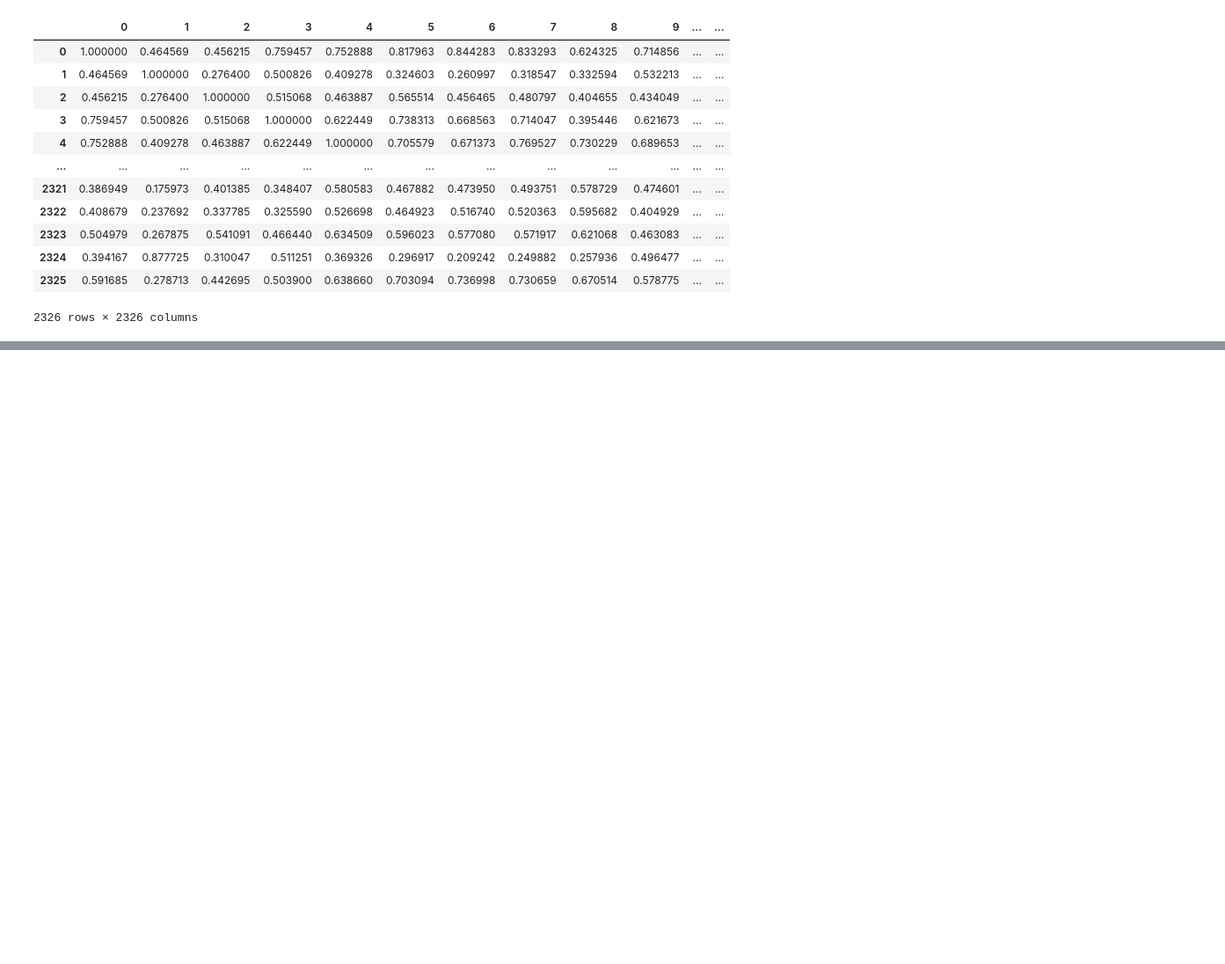
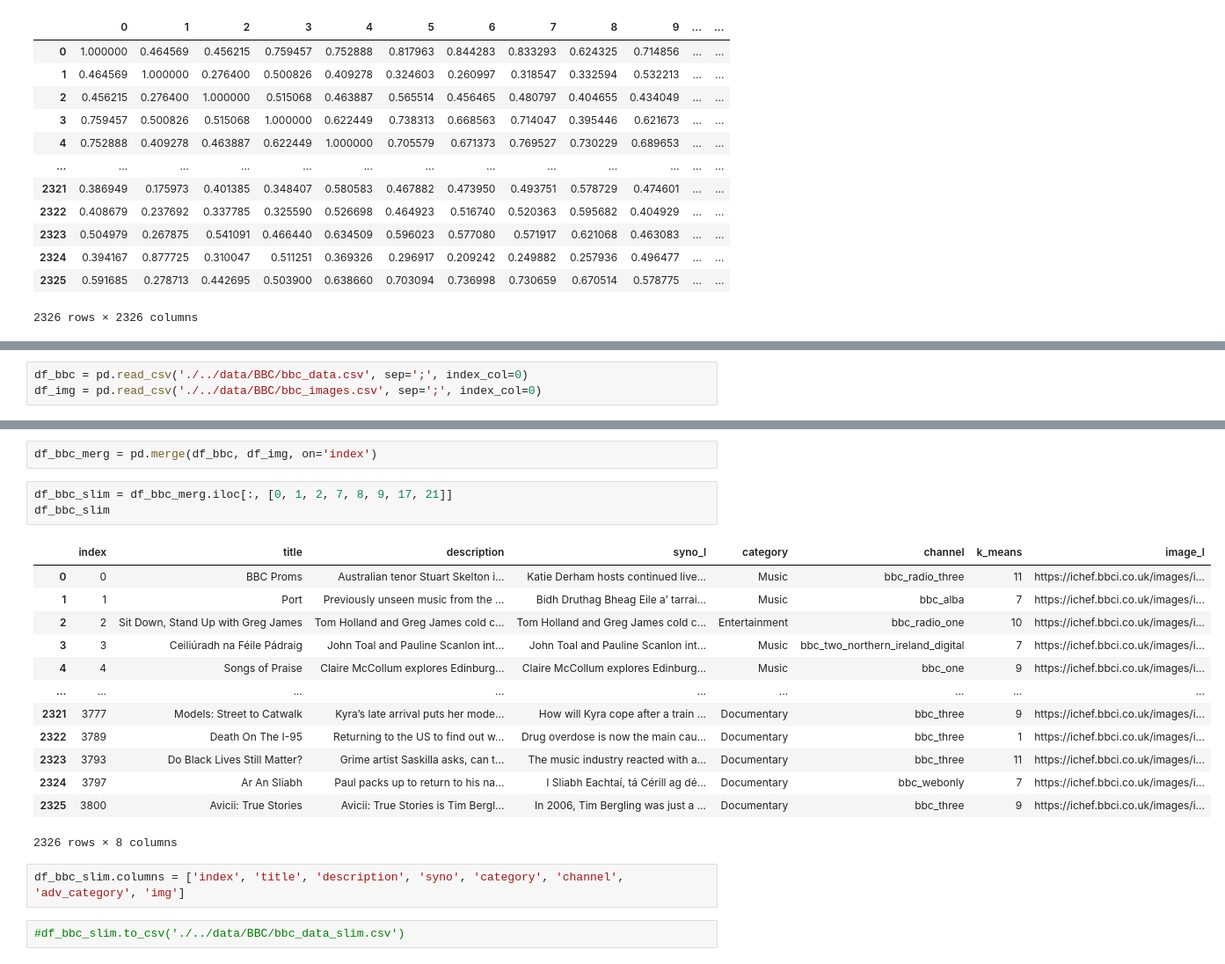
Before and after one commit to hfock/uu-recommendation-systems, a Jupyter notebook: src/data-processing/data-processing.ipynb, the cells around one changed output, grey strips where cells are left out. Shown: that part at 88% size. Saved outputs shown, nothing was run; the diff lists cells and outputs as text; blank space fills up the shorter version.

Commit message:
add slim bbc.csv file

```diff
--- a/src/data-processing/data-processing.ipynb
+++ b/src/data-processing/data-processing.ipynb
@@ -367,0 +370,3 @@ df_cos
+# %%
+df_bbc = pd.read_csv('./../data/BBC/bbc_data.csv', sep=';', index_col=0)
+df_img = pd.read_csv('./../data/BBC/bbc_images.csv', sep=';', index_col=0)
@@ -367,0 +391,23 @@ df_cos
+# %%
+df_bbc_merg = pd.merge(df_bbc, df_img, on='index')
+# %%
+df_bbc_slim = df_bbc_merg.iloc[:, [0, 1, 2, 7, 8, 9, 17, 21]]
+df_bbc_slim
+# %% [output]
+|  | index | title | description | syno_l | category | channel | k_means | image_l |
+| 0 | 0 | BBC Proms | Australian tenor Stuart Skelton i... | Katie Derham hosts continued live... | Music | bbc_radio_three | 11 | https://ichef.bbci.co.uk/images/i... |
+| 1 | 1 | Port | Previously unseen music from the ... | Bidh Druthag Bheag Eile a’ tarrai... | Music | bbc_alba | 7 | https://ichef.bbci.co.uk/images/i... |
+| 2 | 2 | Sit Down, Stand Up with Greg James | Tom Holland and Greg James cold c... | Tom Holland and Greg James cold c... | Entertainment | bbc_radio_one | 10 | https://ichef.bbci.co.uk/images/i... |
+| 3 | 3 | Ceiliúradh na Féile Pádraig | John Toal and Pauline Scanlon int... | John Toal and Pauline Scanlon int... | Music | bbc_two_northern_ireland_digital | 7 | https://ichef.bbci.co.uk/images/i... |
+| 4 | 4 | Songs of Praise | Claire McCollum explores Edinburg... | Claire McCollum explores Edinburg... | Music | bbc_one | 9 | https://ichef.bbci.co.uk/images/i... |
+| ... | ... | ... | ... | ... | ... | ... | ... | ... |
+| 2321 | 3777 | Models: Street to Catwalk | Kyra’s late arrival puts her mode... | How will Kyra cope after a train ... | Documentary | bbc_three | 9 | https://ichef.bbci.co.uk/images/i... |
+| 2322 | 3789 | Death On The I-95 | Returning to the US to find out w... | Drug overdose is now the main cau... | Documentary | bbc_three | 1 | https://ichef.bbci.co.uk/images/i... |
+| 2323 | 3793 | Do Black Lives Still Matter? | Grime artist Saskilla asks, can t... | The music industry reacted with a... | Documentary | bbc_three | 11 | https://ichef.bbci.co.uk/images/i... |
+| 2324 | 3797 | Ar An Sliabh | Paul packs up to return to his na... | I Sliabh Eachtaí, tá Cérill ag dé... | Documentary | bbc_webonly | 7 | https://ichef.bbci.co.uk/images/i... |
+| 2325 | 3800 | Avicii: True Stories | Avicii: True Stories is Tim Bergl... | In 2006, Tim Bergling was just a ... | Documentary | bbc_three | 9 | https://ichef.bbci.co.uk/images/i... |
+2326 rows × 8 columns
+# %%
+df_bbc_slim.columns = ['index', 'title', 'description', 'syno', 'category', 'channel', 'adv_category', 'img']
+# %%
+#df_bbc_slim.to_csv('./../data/BBC/bbc_data_slim.csv')
```
Also changed, not shown: parts of 3 cells of this notebook, 1 other file.
